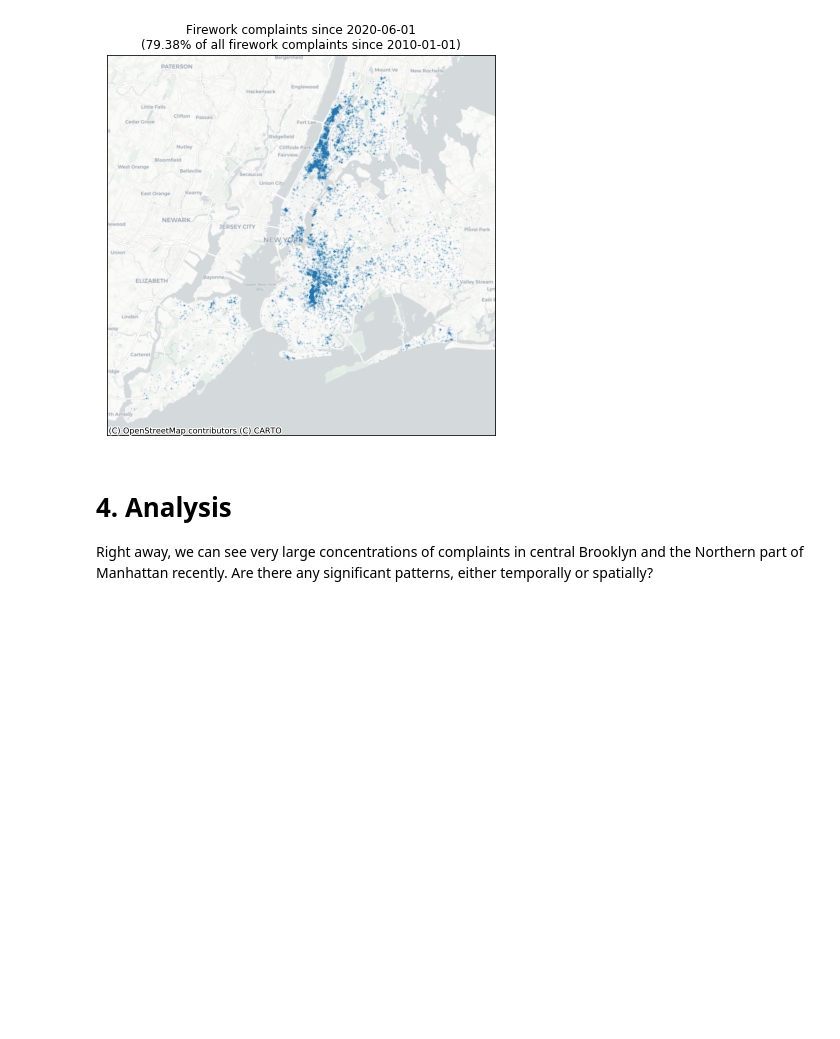
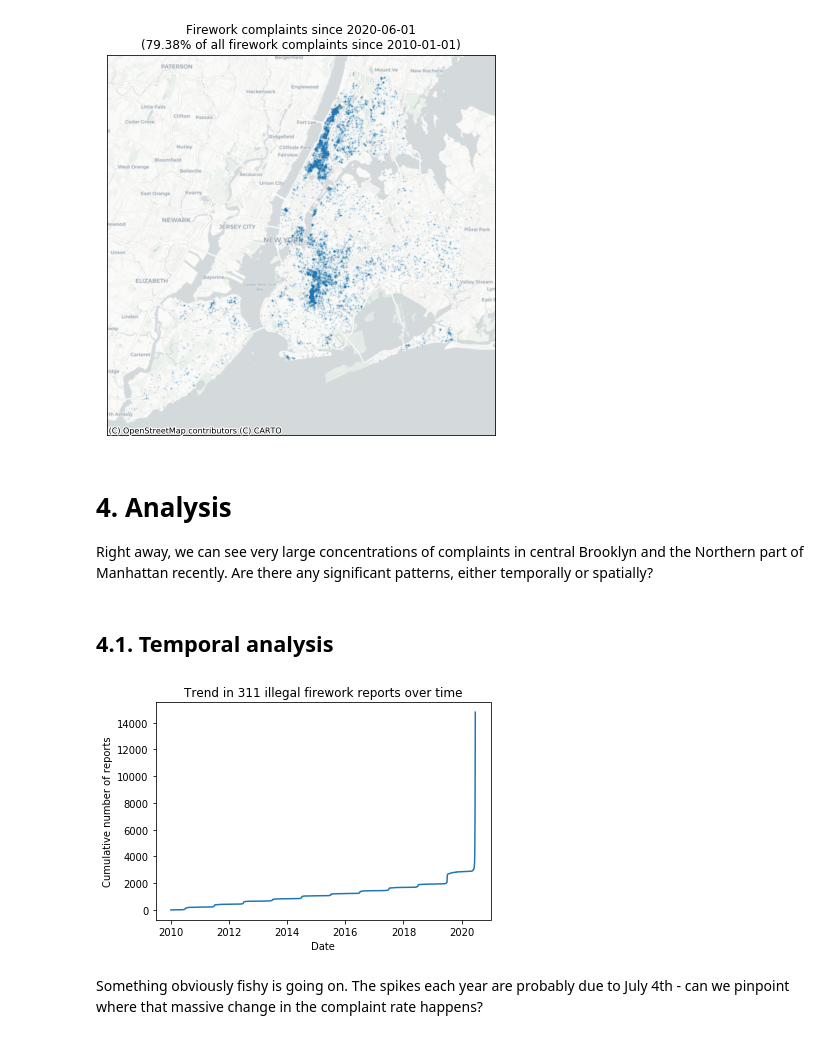
Before and after one commit to ercas/nyc-fireworks, a Jupyter notebook: Untitled.ipynb, the cells around one changed output. Cells and saved outputs as stored; diff of their text form; code cells hidden in the pictures; blank space fills up the shorter version.

```diff
--- a/Untitled.ipynb
+++ b/Untitled.ipynb
@@ -199,3 +209,16 @@ pyplot.show()
 # %% [markdown]
 # 4. Analysis
 Right away, we can see very large concentrations of complaints in central Brooklyn and the Northern part of Manhattan recently. Are there any significant patterns, either temporally or spatially?
+# %% [markdown]
+## 4.1. Temporal analysis
+# %%
+gdf_311_sorted = gdf_311.sort_values("Created Date").reset_index(drop=True)
+pyplot.plot(gdf_311_sorted["Created Date"], gdf_311_sorted.index)
+pyplot.ylabel("Cumulative number of reports")
+pyplot.xlabel("Date")
+pyplot.title("Trend in 311 illegal firework reports over time")
+pass
+# %% [output]
+[figure, added]
+# %% [markdown]
+Something obviously fishy is going on. The spikes each year are probably due to July 4th - can we pinpoint where that massive change in the complaint rate happens?
```
Also changed, not shown: parts of 8 cells of this notebook.
